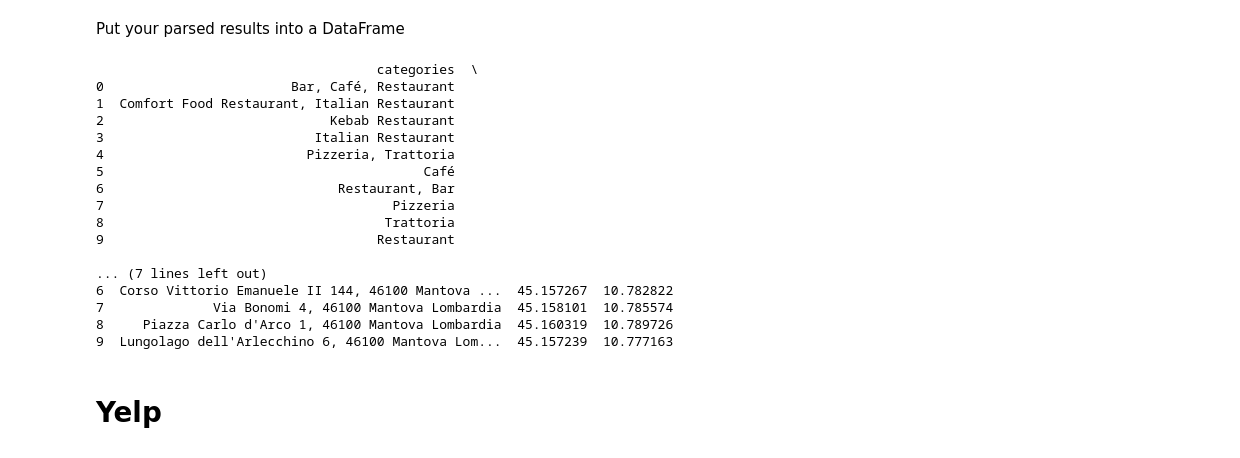
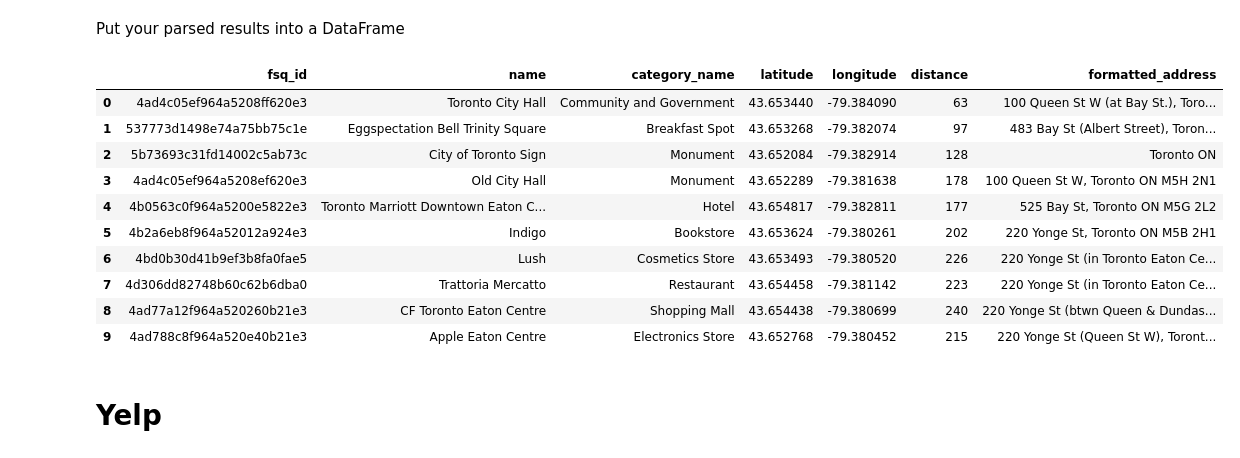
Before and after one commit to Ceeyhub/Statistical-Modelling-Project, a Jupyter notebook: notebooks/yelp_foursquare_EDA.ipynb, the cells around one changed output. Cells and saved outputs as stored; diff of their text form; code cells hidden in the pictures.

```diff
--- a/notebooks/yelp_foursquare_EDA.ipynb
+++ b/notebooks/yelp_foursquare_EDA.ipynb
@@ -51,0 +16,3 @@ pprint(response.json())
+# %%
+city_bike_df = pd.read_csv('city_bikes_output_file.csv')
+city_bike_df
@@ -98,23 +81,36 @@ pprint(poi_details)
+# %%
+# Initialize a list to store point of interest information
+poi_data_FS = []
+city_index = 0
+
+# Loop through each result in the JSON
+for result in res_json_lst[0]['results']:
+    poi_info = {
+        'fsq_id': result['fsq_id'],
+        'name': result['name'],
+        'category_name': result['categories'][0]['name'],
+        'latitude': result['geocodes']['main']['latitude'],
+        'longitude': result['geocodes']['main']['longitude'],
+        'distance': result['distance'],
+        'formatted_address': result['location']['formatted_address'],
+    }
+    poi_data_FS.append(poi_info)
 # %% [markdown]
 Put your parsed results into a DataFrame
-# %%
-df_poi = pd.DataFrame(poi_details)
-print(df_poi)
-# %% [output]
-                                    categories  \
-0                        Bar, Café, Restaurant
-1  Comfort Food Restaurant, Italian Restaurant
-2                             Kebab Restaurant
-3                           Italian Restaurant
-4                          Pizzeria, Trattoria
-5                                         Café
-6                              Restaurant, Bar
-7                                     Pizzeria
-8                                    Trattoria
-9                                   Restaurant
-
-... (7 lines left out)
-6  Corso Vittorio Emanuele II 144, 46100 Mantova ...  45.157267  10.782822
-7              Via Bonomi 4, 46100 Mantova Lombardia  45.158101  10.785574
-8     Piazza Carlo d'Arco 1, 46100 Mantova Lombardia  45.160319  10.789726
-9  Lungolago dell'Arlecchino 6, 46100 Mantova Lom...  45.157239  10.777163
+# %%
+# Create a DataFrame from the point of interest data
+df_poi_FS = pd.DataFrame(poi_data_FS)
+# Print the DataFrame
+df_poi_FS
+# %% [output]
+|  | fsq_id | name | category_name | latitude | longitude | distance | formatted_address |
+| 0 | 4ad4c05ef964a5208ff620e3 | Toronto City Hall | Community and Government | 43.653440 | -79.384090 | 63 | 100 Queen St W (at Bay St.), Toro... |
+| 1 | 537773d1498e74a75bb75c1e | Eggspectation Bell Trinity Square | Breakfast Spot | 43.653268 | -79.382074 | 97 | 483 Bay St (Albert Street), Toron... |
+| 2 | 5b73693c31fd14002c5ab73c | City of Toronto Sign | Monument | 43.652084 | -79.382914 | 128 | Toronto ON |
+| 3 | 4ad4c05ef964a5208ef620e3 | Old City Hall | Monument | 43.652289 | -79.381638 | 178 | 100 Queen St W, Toronto ON M5H 2N1 |
+| 4 | 4b0563c0f964a5200e5822e3 | Toronto Marriott Downtown Eaton C... | Hotel | 43.654817 | -79.382811 | 177 | 525 Bay St, Toronto ON M5G 2L2 |
+| 5 | 4b2a6eb8f964a52012a924e3 | Indigo | Bookstore | 43.653624 | -79.380261 | 202 | 220 Yonge St, Toronto ON M5B 2H1 |
+| 6 | 4bd0b30d41b9ef3b8fa0fae5 | Lush | Cosmetics Store | 43.653493 | -79.380520 | 226 | 220 Yonge St (in Toronto Eaton Ce... |
+| 7 | 4d306dd82748b60c62b6dba0 | Trattoria Mercatto | Restaurant | 43.654458 | -79.381142 | 223 | 220 Yonge St (in Toronto Eaton Ce... |
+| 8 | 4ad77a12f964a520260b21e3 | CF Toronto Eaton Centre | Shopping Mall | 43.654438 | -79.380699 | 240 | 220 Yonge St (btwn Queen & Dundas... |
+| 9 | 4ad788c8f964a520e40b21e3 | Apple Eaton Centre | Electronics Store | 43.652768 | -79.380452 | 215 | 220 Yonge St (Queen St W), Toront... |
```
Also changed, not shown: parts of 22 cells of this notebook, 7 other files.
